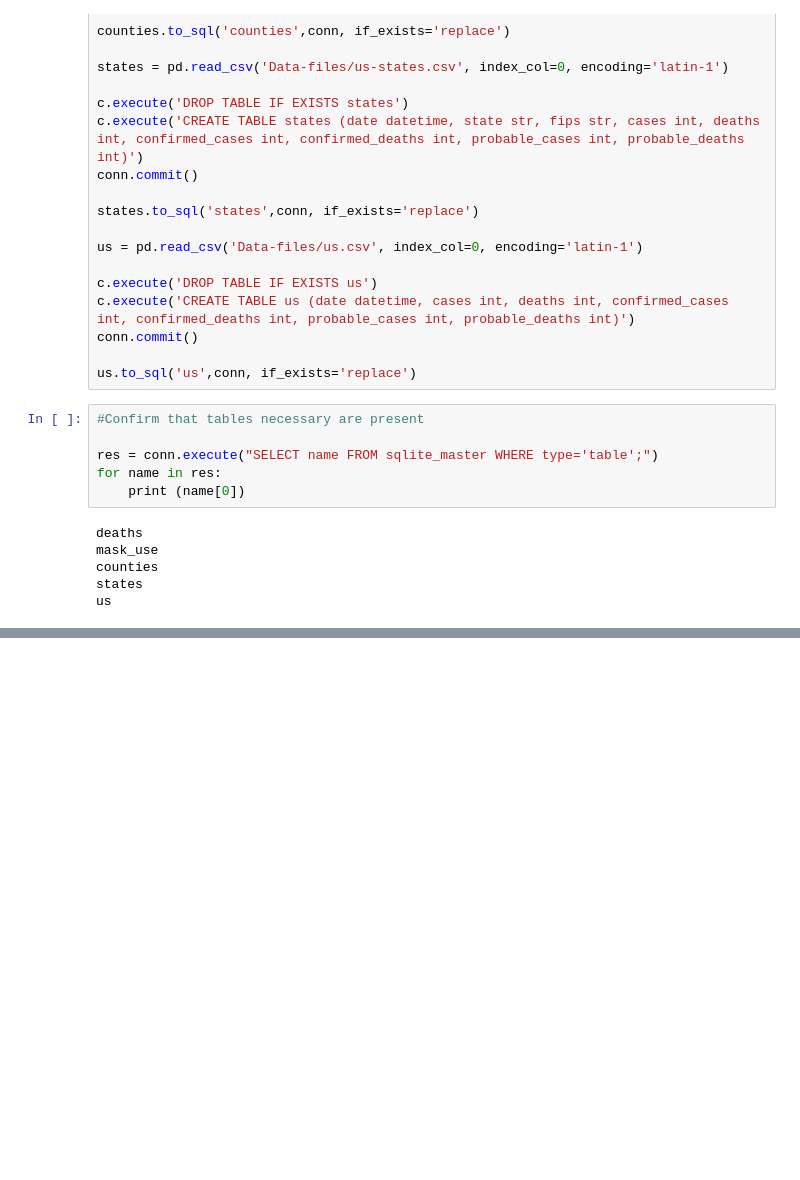
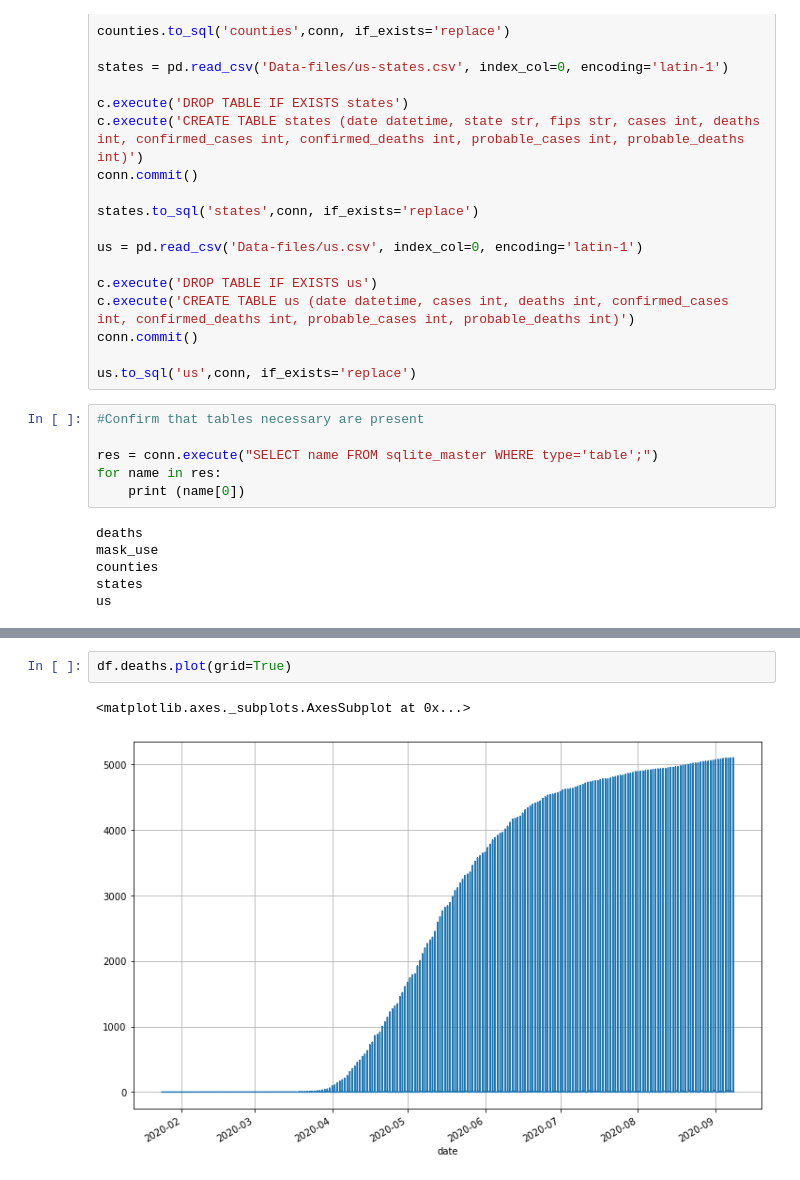
Before and after one commit to nytimes/covid-19-data, a Jupyter notebook: 01_nyt_explore.ipynb, the cells around one changed output, grey strips where cells are left out. Cells and saved outputs as stored; diff of their text form; blank space fills up the shorter version.

```diff
--- a/01_nyt_explore.ipynb
+++ b/01_nyt_explore.ipynb
@@ -60,0 +219,5 @@ us
+# %%
+df.deaths.plot(grid=True)
+# %% [output]
+<matplotlib.axes._subplots.AxesSubplot at 0x...>
+[figure, added]
```
Also changed, not shown: parts of 12 cells of this notebook.
